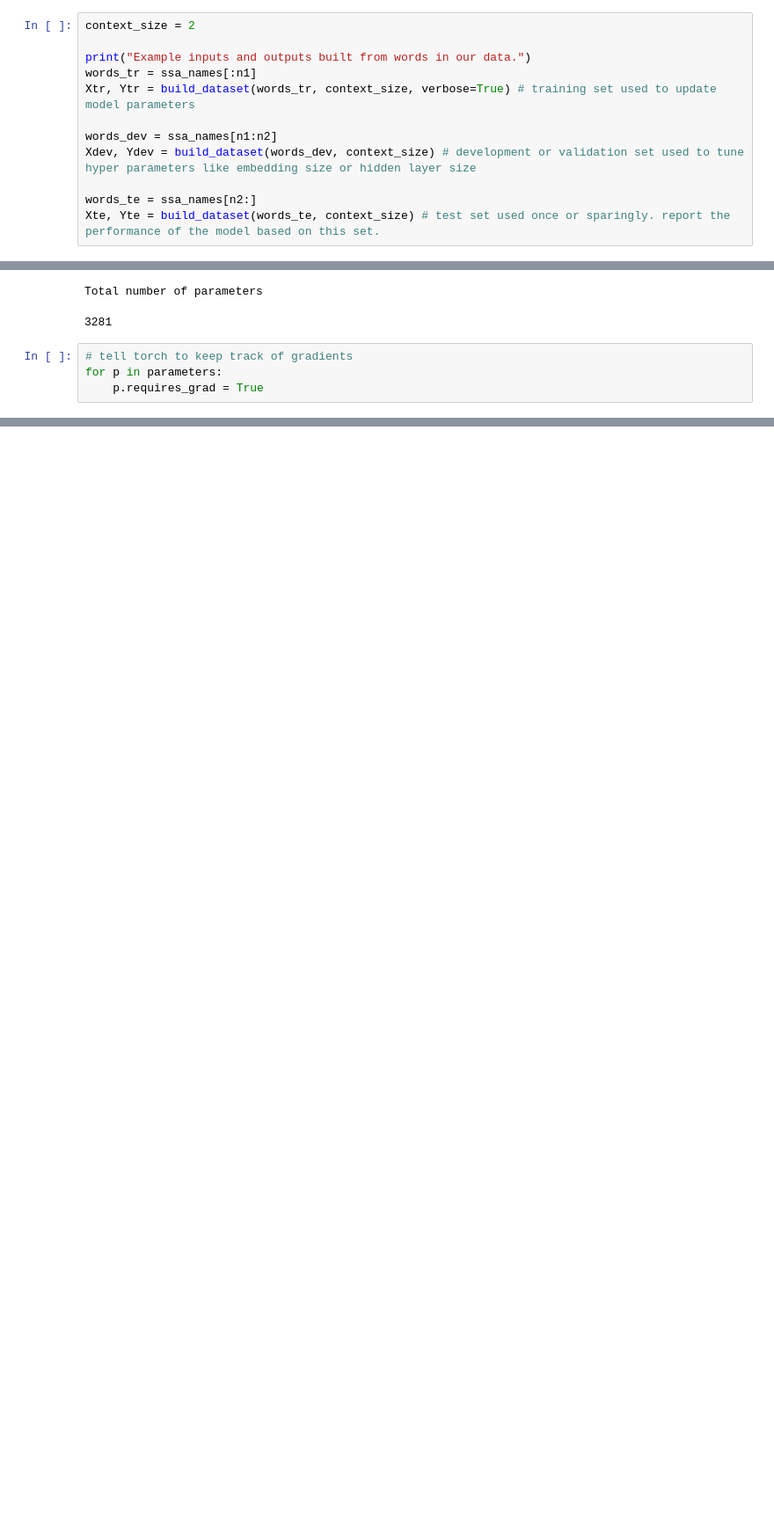
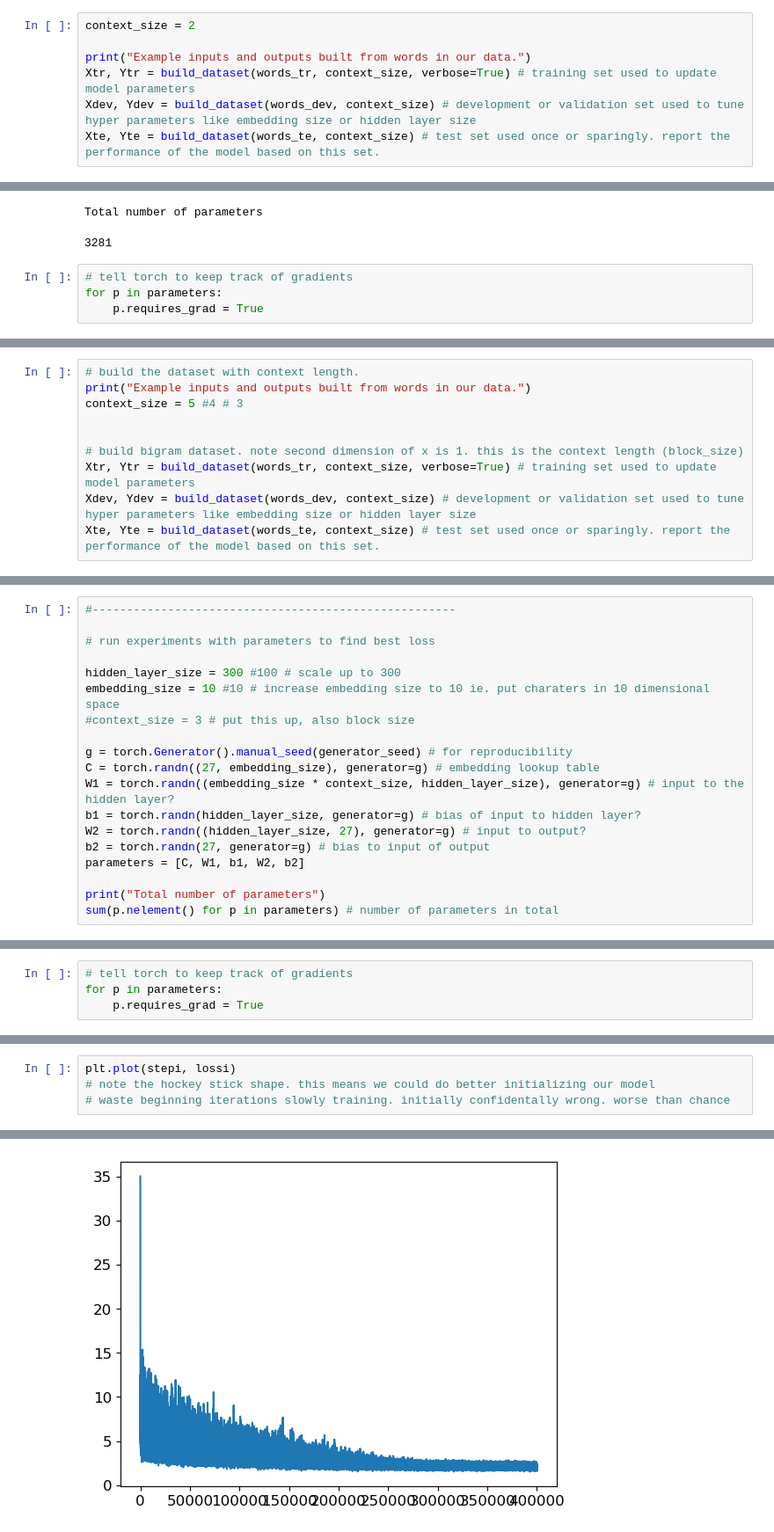
Before and after one commit to mattheweallen/special-memory, a Jupyter notebook: babys_first_language_model/babys_first_language_model.ipynb, the cells around one changed output, grey strips where cells are left out. Shown at 88% size. Cells and saved outputs as stored; diff of their text form; blank space fills up the shorter version.

Commit message:
make the model bigger

```diff
--- a/babys_first_language_model/babys_first_language_model.ipynb
+++ b/babys_first_language_model/babys_first_language_model.ipynb
@@ -430,13 +430,8 @@ In the code below, we will start by building our Train, Dev and Test sets. Examp
 context_size = 2
 
 print("Example inputs and outputs built from words in our data.")
-words_tr = ssa_names[:n1]
 Xtr, Ytr = build_dataset(words_tr, context_size, verbose=True) # training set used to update model parameters
-
-words_dev = ssa_names[n1:n2]
 Xdev, Ydev = build_dataset(words_dev, context_size) # development or validation set used to tune hyper parameters like embedding size or hidden layer size
-
-words_te = ssa_names[n2:]
 Xte, Yte = build_dataset(words_te, context_size) # test set used once or sparingly. report the performance of the model based on this set.
 # %% [output]
 Example inputs and outputs built from words in our data.
@@ -579,0 +616,10 @@ plt.grid('minor')
+# %%
+# build the dataset with context length.
+print("Example inputs and outputs built from words in our data.")
+context_size = 5 #4 # 3
+
+
+# build bigram dataset. note second dimension of x is 1. this is the context length (block_size)
+Xtr, Ytr = build_dataset(words_tr, context_size, verbose=True) # training set used to update model parameters
+Xdev, Ydev = build_dataset(words_dev, context_size) # development or validation set used to tune hyper parameters like embedding size or hidden layer size
+Xte, Yte = build_dataset(words_te, context_size) # test set used once or sparingly. report the performance of the model based on this set.
@@ -579,0 +644,19 @@ plt.grid('minor')
+# %%
+#-----------------------------------------------------
+
+# run experiments with parameters to find best loss
+
+hidden_layer_size = 300 #100 # scale up to 300
+embedding_size = 10 #10 # increase embedding size to 10 ie. put charaters in 10 dimensional space
+#context_size = 3 # put this up, also block size
+
+g = torch.Generator().manual_seed(generator_seed) # for reproducibility
+C = torch.randn((27, embedding_size), generator=g) # embedding lookup table
+W1 = torch.randn((embedding_size * context_size, hidden_layer_size), generator=g) # input to the hidden layer?
+b1 = torch.randn(hidden_layer_size, generator=g) # bias of input to hidden layer?
+W2 = torch.randn((hidden_layer_size, 27), generator=g) # input to output?
+b2 = torch.randn(27, generator=g) # bias to input of output
+parameters = [C, W1, b1, W2, b2]
+
+print("Total number of parameters")
+sum(p.nelement() for p in parameters) # number of parameters in total
@@ -579,0 +666,4 @@ plt.grid('minor')
+# %%
+# tell torch to keep track of gradients
+for p in parameters:
+    p.requires_grad = True
@@ -579,0 +768,5 @@ plt.grid('minor')
+# %%
+plt.plot(stepi, lossi)
+# note the hockey stick shape. this means we could do better initializing our model
+# waste beginning iterations slowly training. initially confidentally wrong. worse than chance
+# %% [output]
@@ -579,0 +774 @@ plt.grid('minor')
+[figure, added]
```
Also changed, not shown: parts of 14 cells of this notebook.
